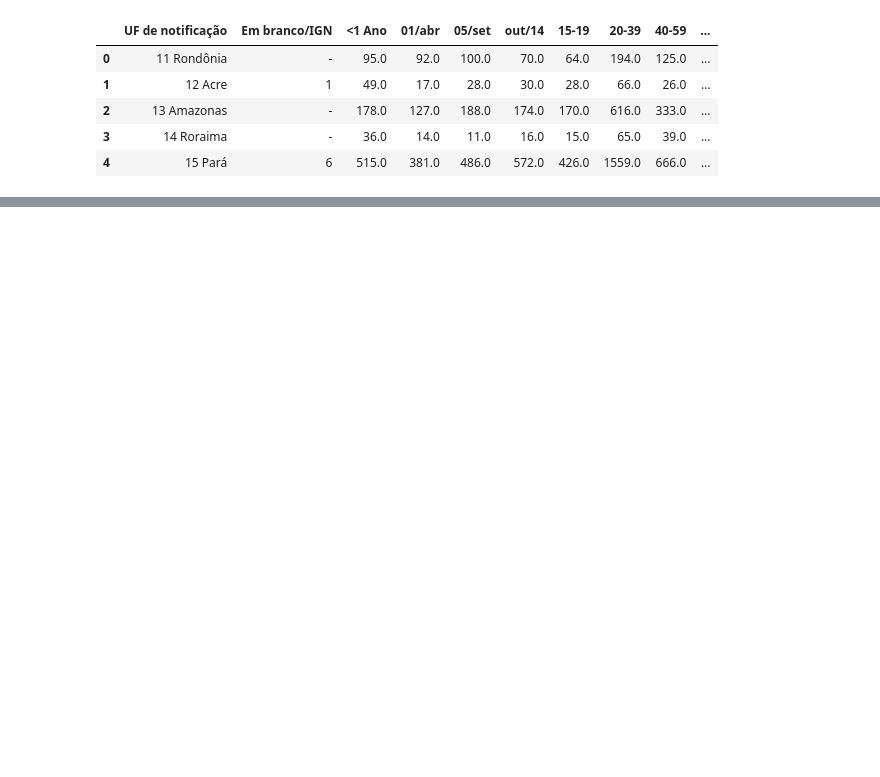
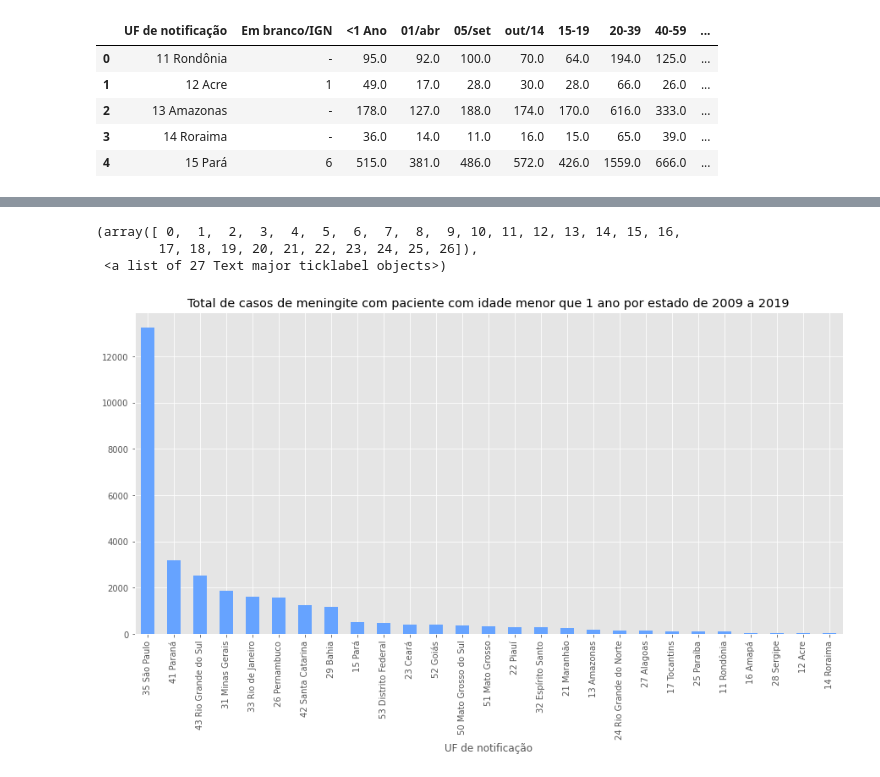
Before and after one commit to alineelima/analise-casos-meningite-2001a2006, a Jupyter notebook: Analise-Casos-Meningite.ipynb, the cells around one changed output, grey strips where cells are left out. Cells and saved outputs as stored; diff of their text form; code cells hidden in the pictures; blank space fills up the shorter version.

```diff
--- a/Analise-Casos-Meningite.ipynb
+++ b/Analise-Casos-Meningite.ipynb
@@ -69,0 +55,9 @@ plt.show()
+# %%
+plt.style.use("ggplot")
+por_idade.loc['35 São Paulo':'14 Roraima'].plot(kind='bar', subplots=True, label="Total de casos de meningite com paciente com idade menor que 1 ano por estado de 2009 a 2019" ,figsize=(15, 7), color='#66a3ff')
+plt.xticks(rotation=90)
+# %% [output]
+(array([ 0,  1,  2,  3,  4,  5,  6,  7,  8,  9, 10, 11, 12, 13, 14, 15, 16,
+        17, 18, 19, 20, 21, 22, 23, 24, 25, 26]),
+ <a list of 27 Text major ticklabel objects>)
+[figure, added]
```
Also changed, not shown: parts of 6 cells of this notebook.
